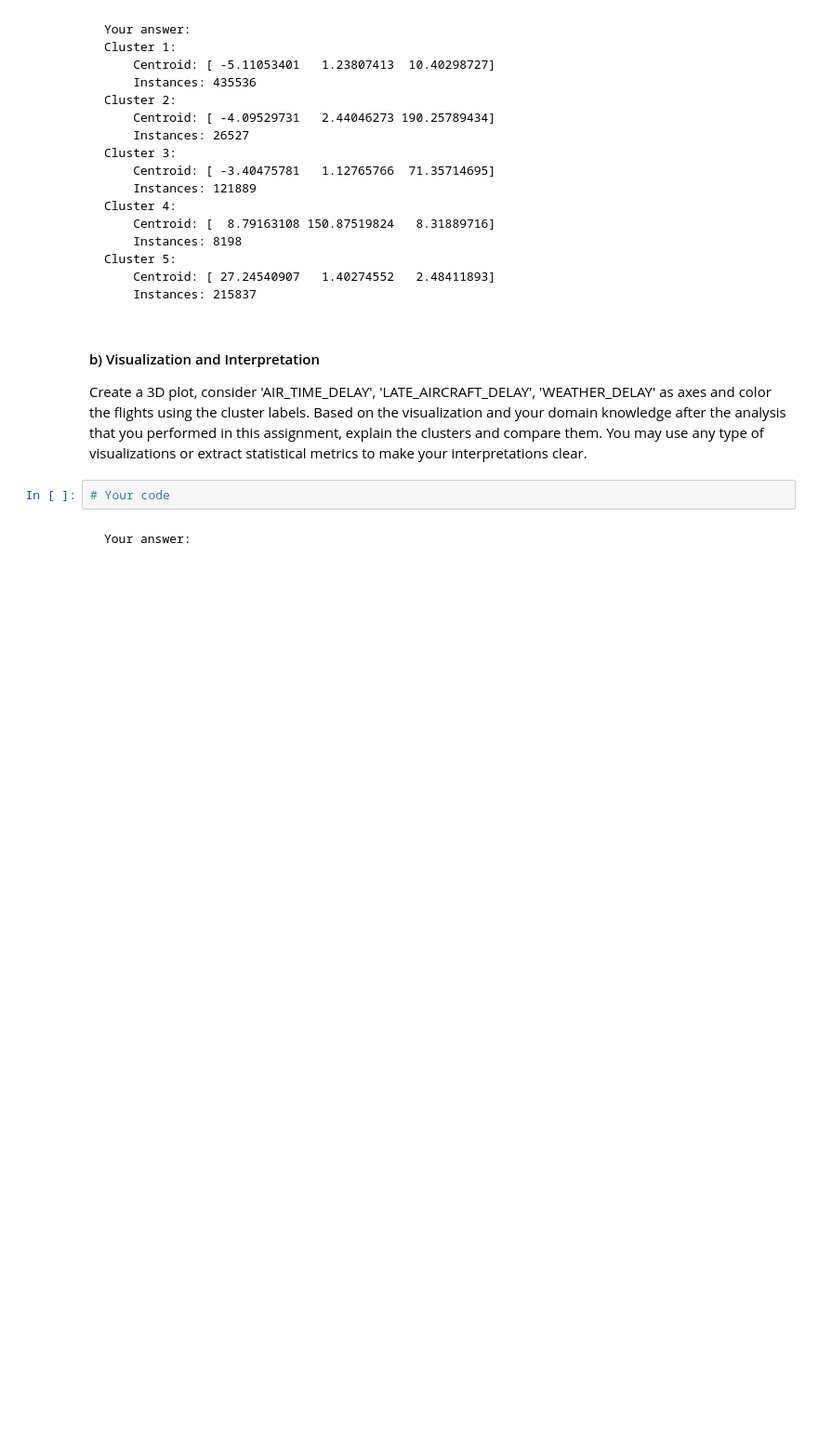
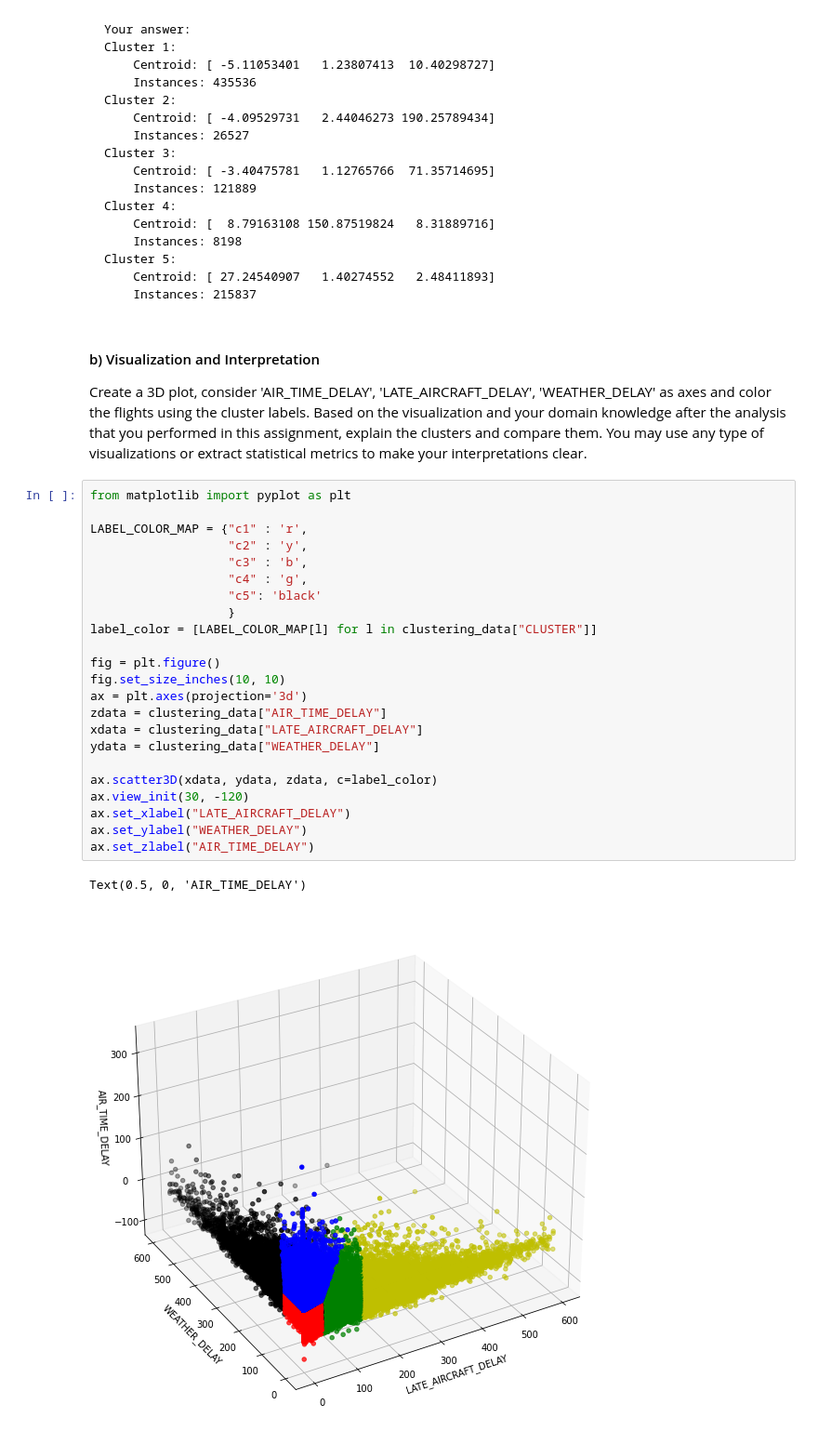
Before and after one commit to LD-devel/IDS-1, a Jupyter notebook: assignment_part1.ipynb, the cells around one changed output. Shown: that part at 93% size. Cells and saved outputs as stored; diff of their text form; blank space fills up the shorter version.

```diff
--- a/assignment_part1.ipynb
+++ b/assignment_part1.ipynb
@@ -809,7 +811,29 @@ INSTANCES IN CLUSTER 5: 215837
 #### b) Visualization and Interpretation
 Create a 3D plot, consider 'AIR_TIME_DELAY', 'LATE_AIRCRAFT_DELAY', 'WEATHER_DELAY' as axes and color the flights using the cluster labels.
 Based on the visualization and your domain knowledge after the analysis that you performed in this assignment, explain the clusters and compare them. You may use any type of visualizations or extract statistical metrics to make your interpretations clear.
-# %%
-# Your code
-# %% [markdown]
-    Your answer:
+# %%
+from matplotlib import pyplot as plt
+
+LABEL_COLOR_MAP = {"c1" : 'r',
+                   "c2" : 'y',
+                   "c3" : 'b',
+                   "c4" : 'g',
+                   "c5": 'black'
+                   }
+label_color = [LABEL_COLOR_MAP[l] for l in clustering_data["CLUSTER"]]
+
+fig = plt.figure()
+fig.set_size_inches(10, 10)
+ax = plt.axes(projection='3d')
+zdata = clustering_data["AIR_TIME_DELAY"]
+xdata = clustering_data["LATE_AIRCRAFT_DELAY"]
+ydata = clustering_data["WEATHER_DELAY"]
+
+ax.scatter3D(xdata, ydata, zdata, c=label_color)
+ax.view_init(30, -120)
+ax.set_xlabel("LATE_AIRCRAFT_DELAY")
+ax.set_ylabel("WEATHER_DELAY")
+ax.set_zlabel("AIR_TIME_DELAY")
+# %% [output]
+Text(0.5, 0, 'AIR_TIME_DELAY')
+[figure, added]
```
Also changed, not shown: parts of 12 cells of this notebook.
